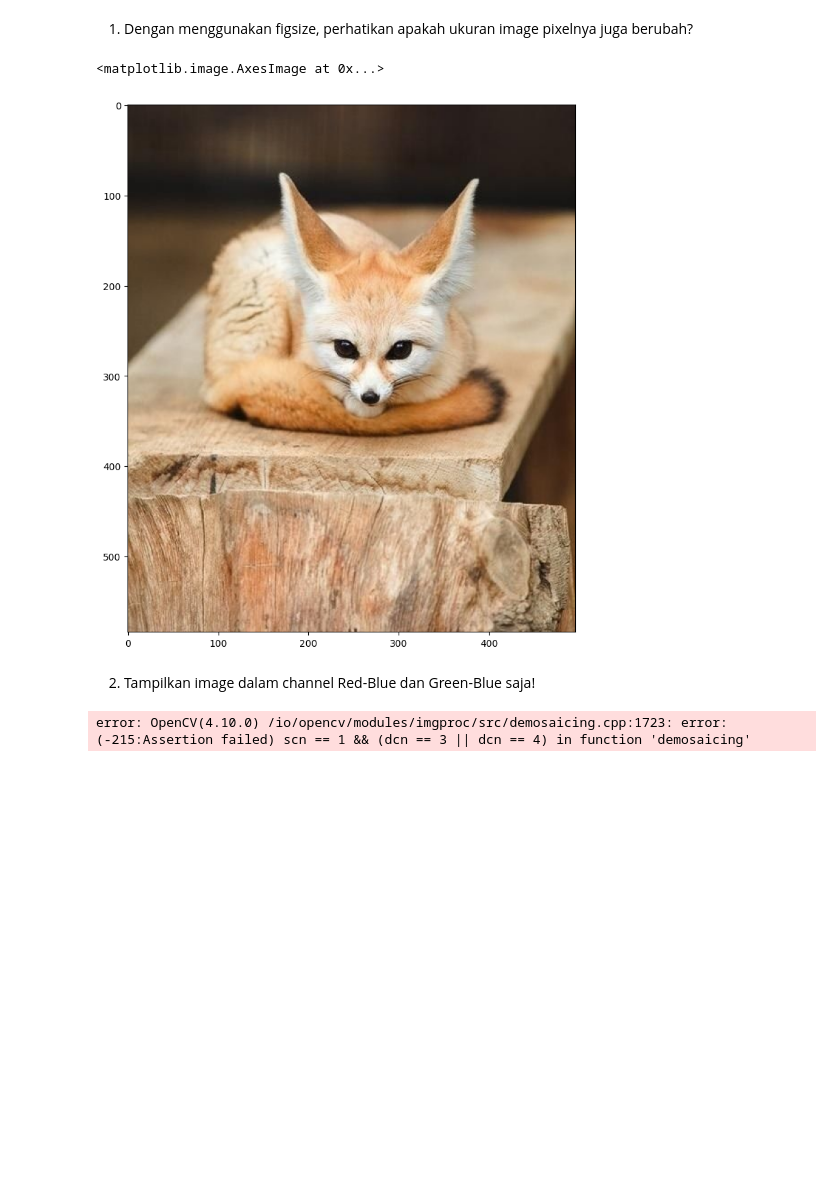
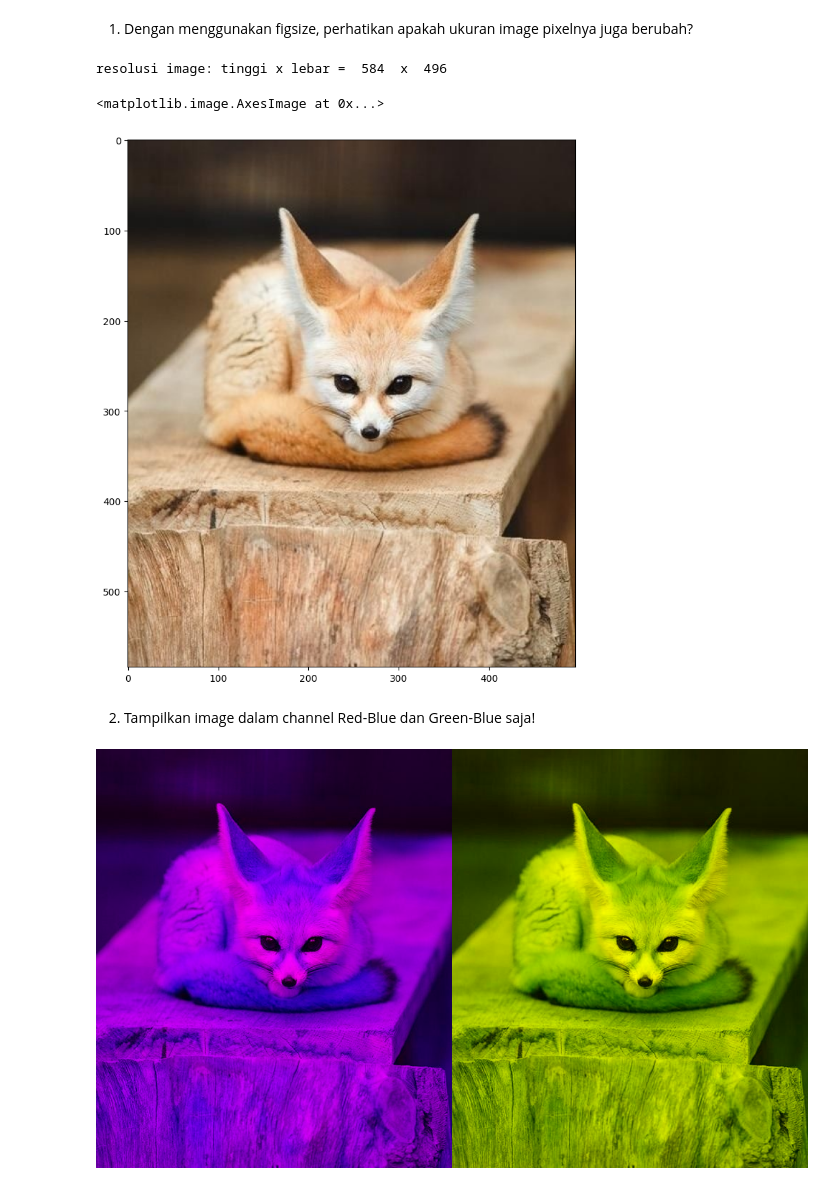
Before and after one commit to Alhamdanaaa/PCVK_Ganjil_24-25, a Jupyter notebook: week_2.ipynb, the cells around one changed output. Drawn from its saved outputs; the diff is of its cells as text; code cells hidden in the pictures; blank space fills up the shorter version.

```diff
--- a/week_2.ipynb
+++ b/week_2.ipynb
@@ -130,15 +130,27 @@ image = cv.imread('/content/drive/MyDrive/PCVK/fox.jpg')
 imgTugas = cv.cvtColor(image,cv.COLOR_BGR2RGB)
 fig = plt.figure(figsize=(10,10))
 ax=fig.add_subplot(111)
+tinggi = imgTugas.shape[0]
+lebar = imgTugas.shape[1]
+print("resolusi image: tinggi x lebar = ",tinggi," x ", lebar)
 ax.imshow(imgTugas)
 # %% [output]
-<matplotlib.image.AxesImage at 0x...>
+resolusi image: tinggi x lebar =  584  x  496
+<matplotlib.image.AxesImage at 0x...>
 [figure]
 # %% [markdown]
 2. Tampilkan image dalam channel Red-Blue dan Green-Blue saja!
-# %%
-# img1 = cv.cvtColor(image,cv.COLOR_)
-# img1 = cv.cvtColor(image,cv.COLOR_BGR2GB)
-cv.imshow
-# %% [output]
-error: OpenCV(4.10.0) /io/opencv/modules/imgproc/src/demosaicing.cpp:1723: error: (-215:Assertion failed) scn == 1 && (dcn == 3 || dcn == 4) in function 'demosaicing'
+# %%
+image = cv.imread('/content/drive/MyDrive/PCVK/fox.jpg')
+
+# Mengkonversi gambar dari BGR ke RGB
+imgTugas = cv.cvtColor(image, cv.COLOR_BGR2RGB)
+
+R, G, B = cv.split(imgTugas)
+image_RB = cv.merge([R, np.zeros_like(G),B])
+image_GB = cv.merge([np.zeros_like(R),G,B])
+
+final_image = cv.hconcat((image_RB,image_GB))
+cv2_imshow(final_image)
+# %% [output]
+[figure, added]
```
Also changed, not shown: parts of 9 cells of this notebook.
